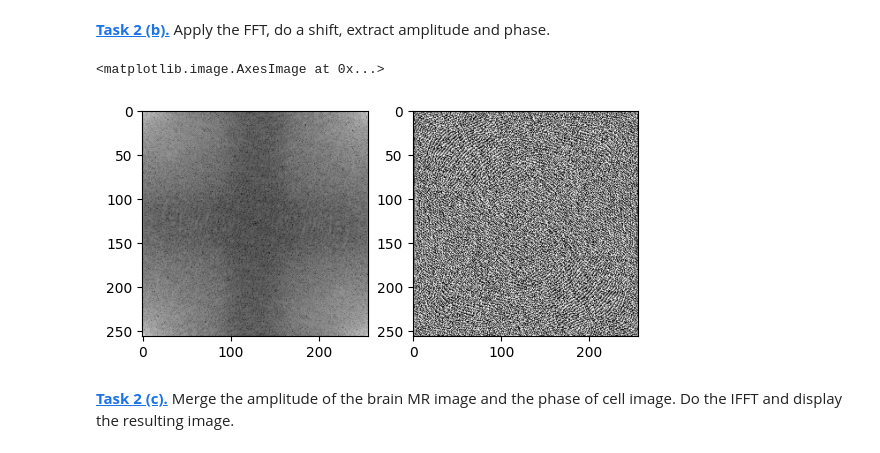
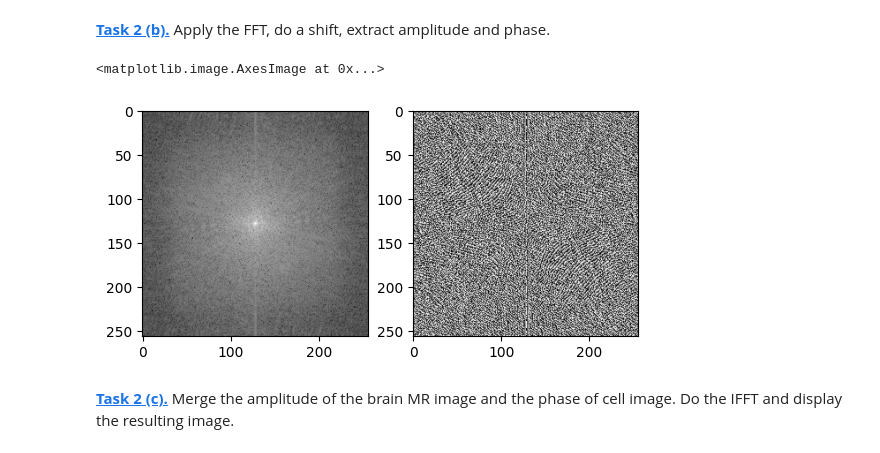
Before and after one commit to lottagambert/mobi-fs5-python, a Jupyter notebook: fourier.ipynb, the cells around one changed output. Drawn from its saved outputs; the diff is of its cells as text; code cells hidden in the pictures.

```diff
--- a/fourier.ipynb
+++ b/fourier.ipynb
@@ -77,18 +77,19 @@ plt.imshow(brain_MR)
 **[Task 2 (b).]()** Apply the FFT, do a shift, extract amplitude and phase.
 # %%
 brain_fft = np.fft.fft2(brain_MR)
+brain_fft_shifted = np.fft.fftshift(brain_fft)
 
-amplitude = np.abs(brain_fft)
-phase = np.angle(brain_fft)
+amplitude = np.abs(brain_fft_shifted)
+phase = np.angle(brain_fft_shifted)
 
 plt.figure()
 plt.subplot(1, 2, 1)
 plt.imshow(np.log(amplitude), 'gray')
 plt.subplot(1, 2, 2)
 plt.imshow(phase, 'gray')
 # %% [output]
 <matplotlib.image.AxesImage at 0x...>
-[figure, old version]
+[figure, new version]
 # %%
 def to_complex_array(amplitude_array, phase_array):
     return amplitude_array * np.exp(1j * phase_array)
```
Also changed, not shown: parts of 1 cell of this notebook.
